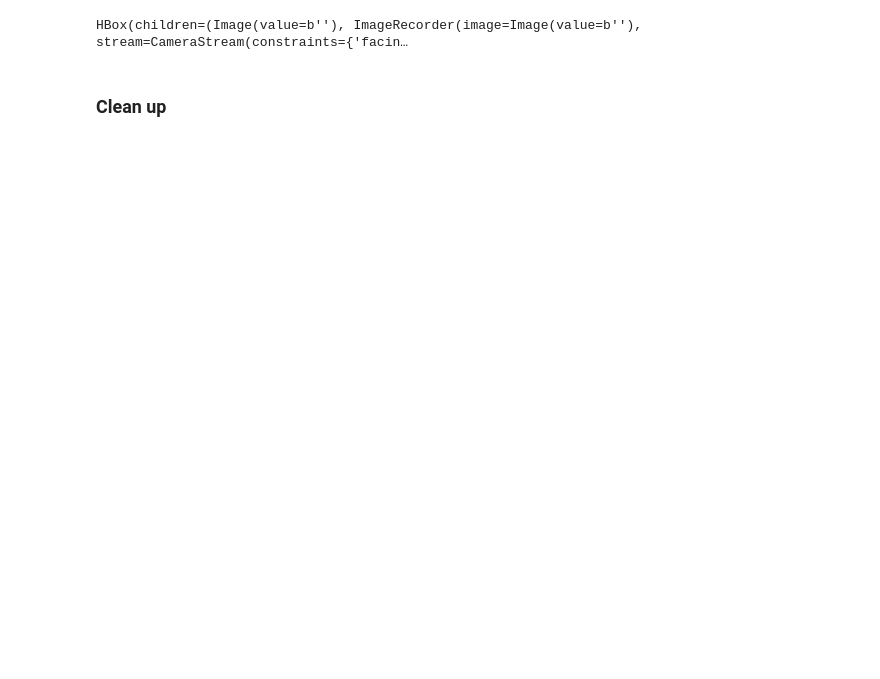
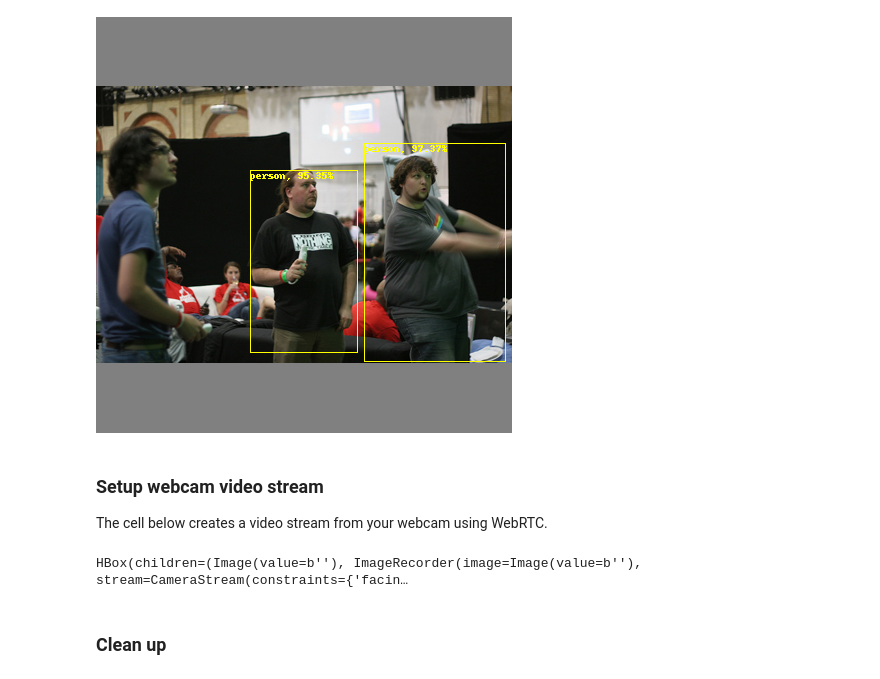
Before and after one commit to joshthoward/demo-acp-emerging-tech, a Jupyter notebook: main.ipynb, the cells around one changed output. Saved outputs shown, nothing was run; the diff lists cells and outputs as text; code cells hidden in the pictures; blank space fills up the shorter version.

```diff
--- a/main.ipynb
+++ b/main.ipynb
@@ -17,3 +69,17 @@ image_recorder = ImageRecorder(stream=camera)
+# %%
+sess = rt.InferenceSession("yolov3-tiny.onnx")
+
+with open("class_names.txt", "r") as f:
+    class_names = [l.strip("\n") for l in f]
+
+img = PIL.Image.open("sample.jpg")
+predict(letterbox_image(img))
+# %% [output]
+[figure, added]
+# %% [markdown]
+### Setup webcam video stream
+
+The cell below creates a video stream from your webcam using WebRTC.
 # %%
 #https://github.com/QuantStack/quantstack-talks/edit/master/2018-11-14-PyParis-widgets/notebooks/6.ipywebrtc.ipynb
 
```
Also changed, not shown: parts of 8 cells of this notebook, 4 other files.
